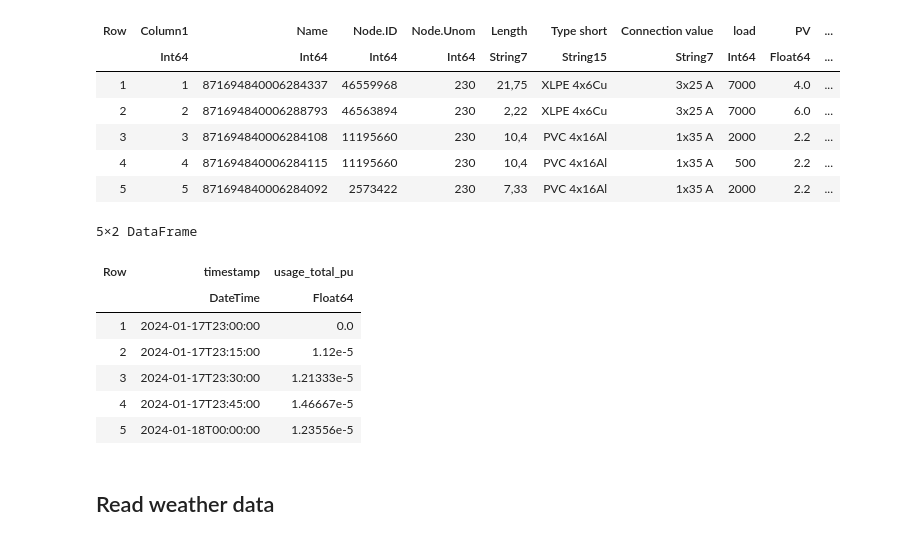
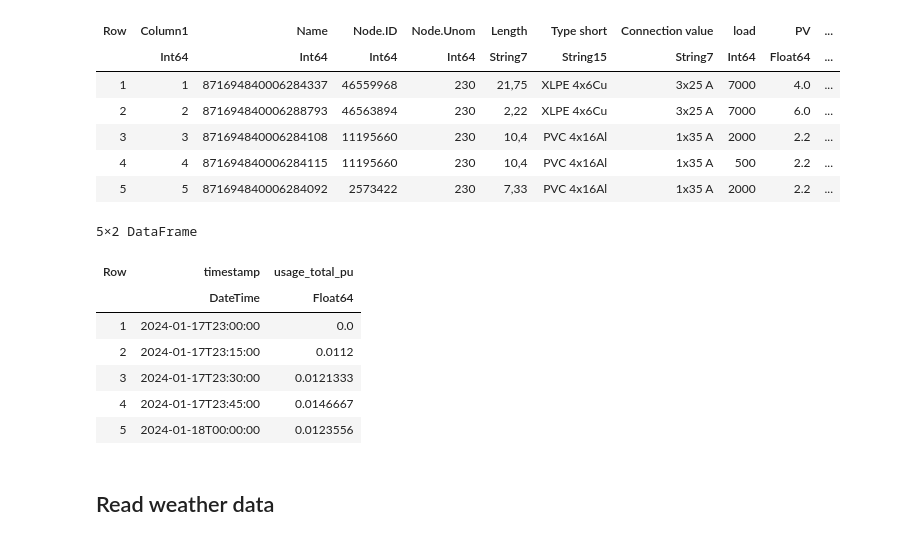
Before and after one commit to XinLiTue/Congestion-Management-based-on-Thermal-Comfort, a Jupyter notebook: OPF-jl.ipynb, the cells around one changed output. Saved outputs shown, nothing was run; the diff lists cells and outputs as text; code cells hidden in the pictures.

```diff
--- a/OPF-jl.ipynb
+++ b/OPF-jl.ipynb
@@ -82,27 +71,27 @@ first(connections, 5)
 # %%
 # define date to use for filtering
 date = Date(2024, 2, 1)
 
 # load data
 path = "data/H14/H14_usage_return.csv"
 loads = CSV.read(path, DataFrame)
 loads.timestamp = DateTime.(loads.timestamp, "yyyy-mm-dd HH:MM:SS")
 loads = loads[:, 2:3]
 
 # we rescale usage_total_kW to usage_total_W to p.u.: 1E3 .* usage_total_kW / S_base
-loads.usage_total_pu = loads.usage_total_kW ./ S_base
+loads.usage_total_pu = 1E3 .* loads.usage_total_kW ./ S_base
 select!(loads, Not(:usage_total_kW))
 
 first(loads, 5)
 # %% [output]
 5×2 DataFrame
 | Row | timestamp | usage_total_pu |
 |  | DateTime | Float64 |
 | 1 | 2024-01-17T23:00:00 | 0.0 |
-| 2 | 2024-01-17T23:15:00 | 1.12e-5 |
-| 3 | 2024-01-17T23:30:00 | 1.21333e-5 |
-| 4 | 2024-01-17T23:45:00 | 1.46667e-5 |
-| 5 | 2024-01-18T00:00:00 | 1.23556e-5 |
+| 2 | 2024-01-17T23:15:00 | 0.0112 |
+| 3 | 2024-01-17T23:30:00 | 0.0121333 |
+| 4 | 2024-01-17T23:45:00 | 0.0146667 |
+| 5 | 2024-01-18T00:00:00 | 0.0123556 |
 # %% [markdown]
 ## Read weather data
 # %%
```
Also changed, not shown: parts of 8 cells of this notebook, 1 other file.
